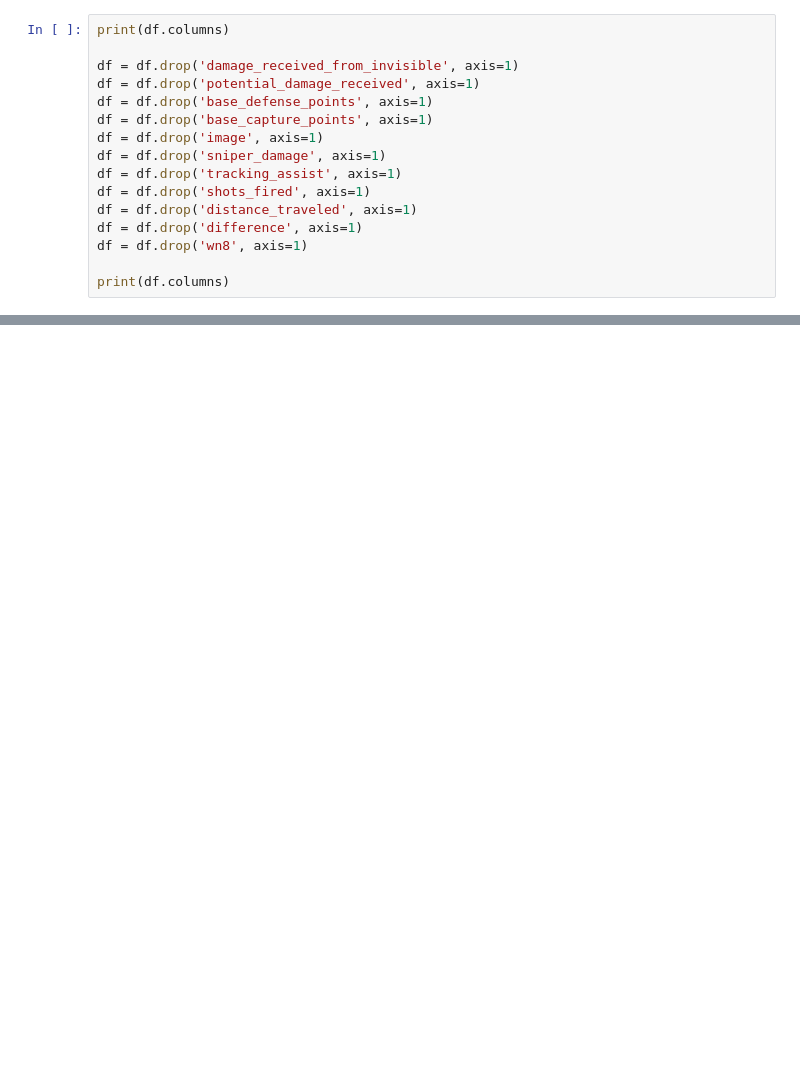
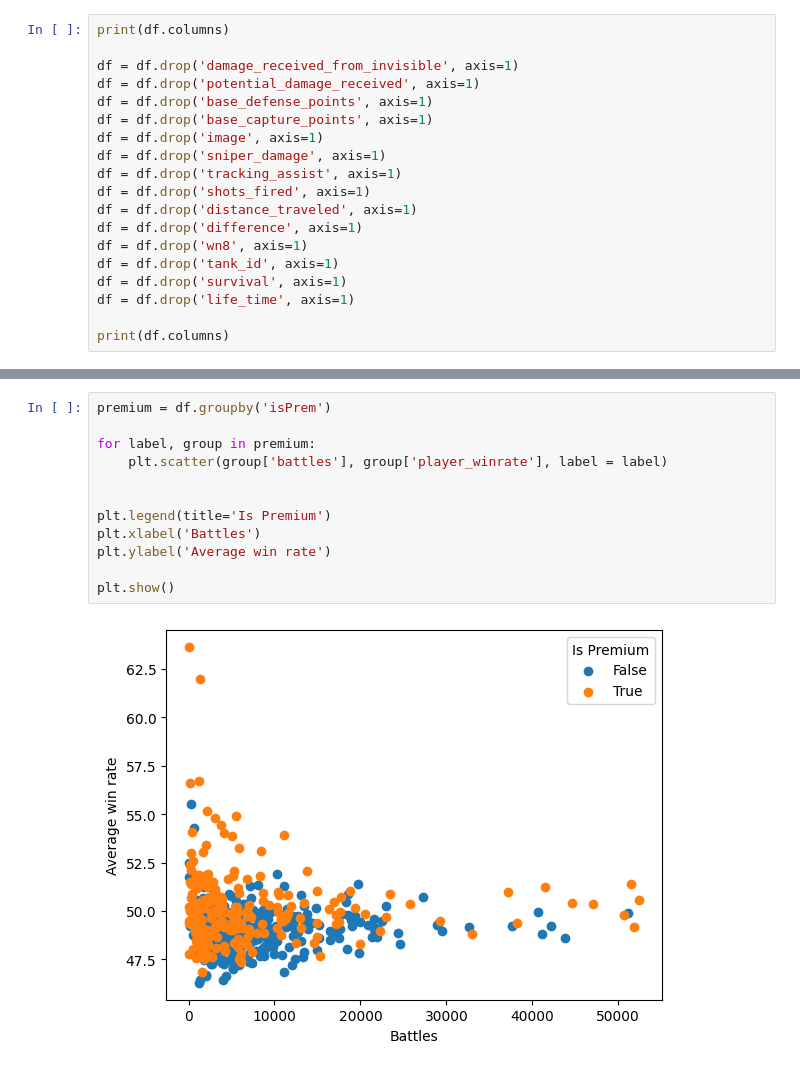
Before and after one commit to jeffreyLyngdoh/Final-Tutorial-World-of-Tank-deep-dive, a Jupyter notebook: final.ipynb, the cells around one changed output, grey strips where cells are left out. Cells and saved outputs as stored; diff of their text form; blank space fills up the shorter version.

```diff
--- a/final.ipynb
+++ b/final.ipynb
@@ -65,6 +62,9 @@ df = df.drop('shots_fired', axis=1)
 df = df.drop('distance_traveled', axis=1)
 df = df.drop('difference', axis=1)
 df = df.drop('wn8', axis=1)
+df = df.drop('tank_id', axis=1)
+df = df.drop('survival', axis=1)
+df = df.drop('life_time', axis=1)
 
 print(df.columns)
 # %% [output]
@@ -103,0 +100,14 @@ print(df)
+# %%
+premium = df.groupby('isPrem')
+
+for label, group in premium:
+    plt.scatter(group['battles'], group['player_winrate'], label = label)
+
+
+plt.legend(title='Is Premium')
+plt.xlabel('Battles')
+plt.ylabel('Average win rate')
+
+plt.show()
+# %% [output]
+[figure, added]
```
Also changed, not shown: parts of 6 cells of this notebook.
